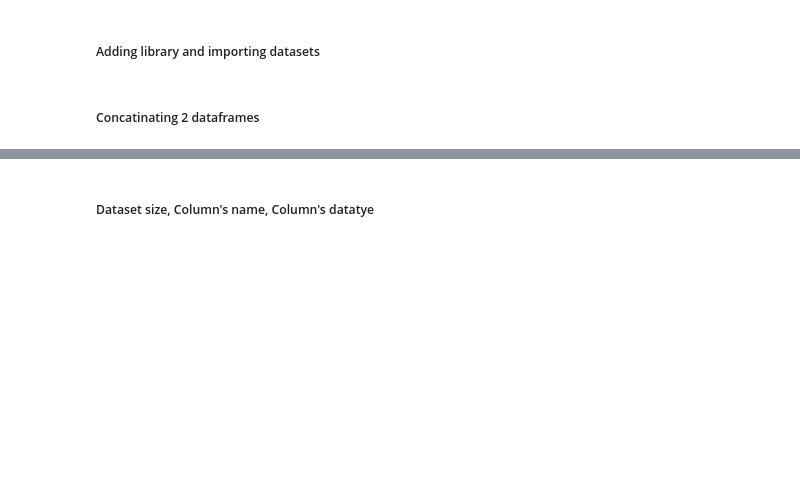
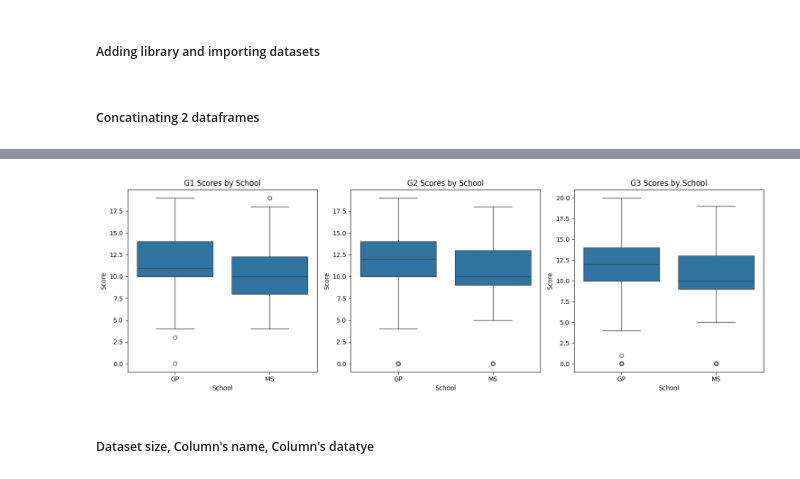
Before and after one commit to xuancuong1019/DS111_data_analysis, a Jupyter notebook: dashboard_generating.ipynb, the cells around one changed output, grey strips where cells are left out. Drawn from its saved outputs; the diff is of its cells as text; code cells hidden in the pictures; blank space fills up the shorter version.

```diff
--- a/dashboard_generating.ipynb
+++ b/dashboard_generating.ipynb
@@ -20,0 +35,16 @@ df_all = pd.concat([df_mat, df_por], ignore_index=True)
+# %%
+# Bài tập 2: Vẽ 3 cái boxplot của trường MS và GD theo điểm G1, G2, G3
+fig, axes = plt.subplots(1, 3, figsize=(15, 5))
+
+scores = ["G1", "G2", "G3"]
+
+for ax, score in zip(axes, scores):
+    sns.boxplot(x="school", y=score, data=df_all, ax=ax)
+    ax.set_title(f"{score} Scores by School")
+    ax.set_xlabel("School")
+    ax.set_ylabel("Score")
+
+plt.tight_layout()
+plt.show()
+# %% [output]
+[figure, added]
```
Also changed, not shown: parts of 9 cells of this notebook.
